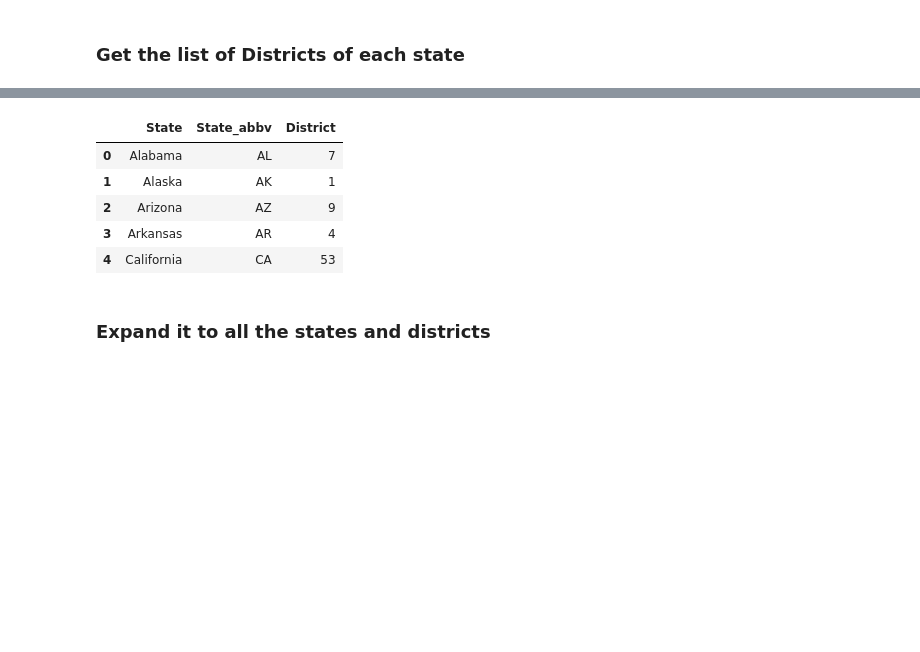
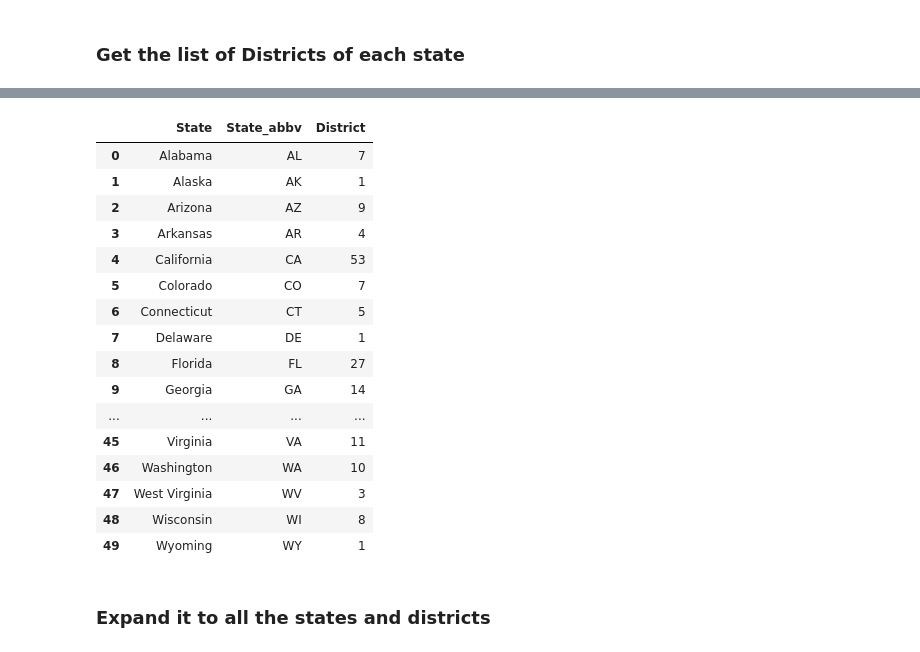
Before and after one commit to nss-data-science-cohort-7/webscraping-open-secrets-bone_scrapers, a Jupyter notebook: notebooks/PS_webscraping-open-secrets.ipynb, the cells around one changed output, grey strips where cells are left out. Saved outputs shown, nothing was run; the diff lists cells and outputs as text; code cells hidden in the pictures; blank space fills up the shorter version.

```diff
--- a/notebooks/PS_webscraping-open-secrets.ipynb
+++ b/notebooks/PS_webscraping-open-secrets.ipynb
@@ -262,14 +268,25 @@ states_df.head()
 states_abbv = pd.read_csv("../Data/states.csv", delimiter= ",").rename(columns={"Abbreviation" : "State_abbv"})
 # %%
 states_district = states_abbv.merge(states_df, on = "State", how = "inner")
-states_district.head()
+states_district
 # %% [output]
 |  | State | State_abbv | District |
 | 0 | Alabama | AL | 7 |
 | 1 | Alaska | AK | 1 |
 | 2 | Arizona | AZ | 9 |
 | 3 | Arkansas | AR | 4 |
 | 4 | California | CA | 53 |
+| 5 | Colorado | CO | 7 |
+| 6 | Connecticut | CT | 5 |
+| 7 | Delaware | DE | 1 |
+| 8 | Florida | FL | 27 |
+| 9 | Georgia | GA | 14 |
+| ... | ... | ... | ... |
+| 45 | Virginia | VA | 11 |
+| 46 | Washington | WA | 10 |
+| 47 | West Virginia | WV | 3 |
+| 48 | Wisconsin | WI | 8 |
+| 49 | Wyoming | WY | 1 |
 # %% [markdown]
 ### Expand it to all the states and districts
 # %%
```
Also changed, not shown: parts of 26 cells of this notebook.
